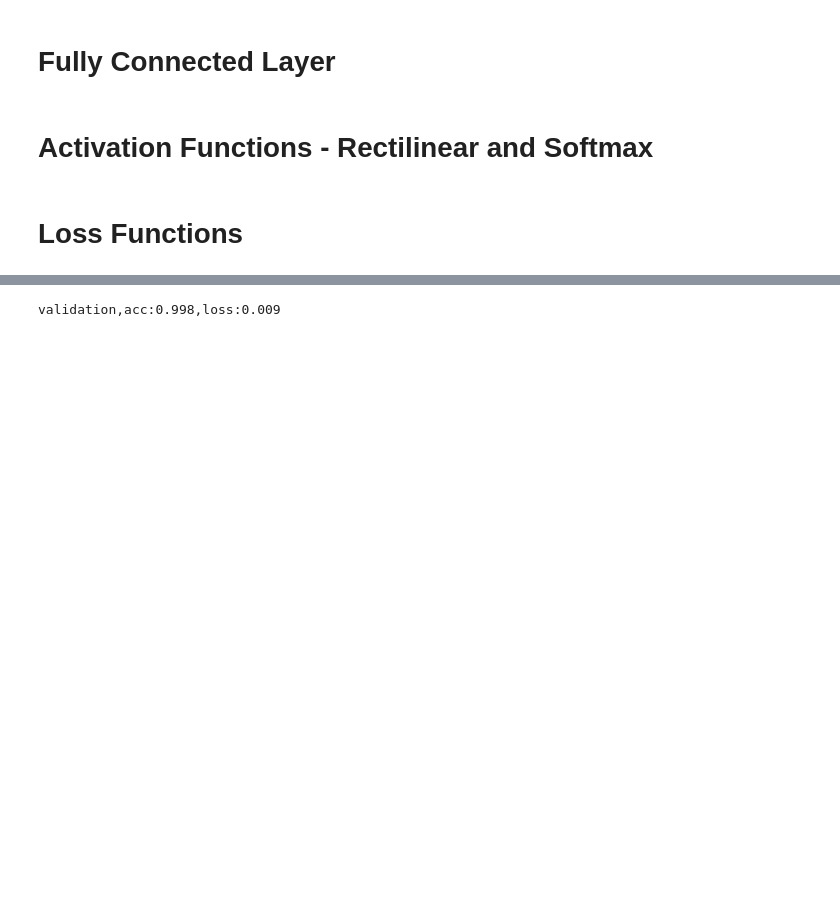
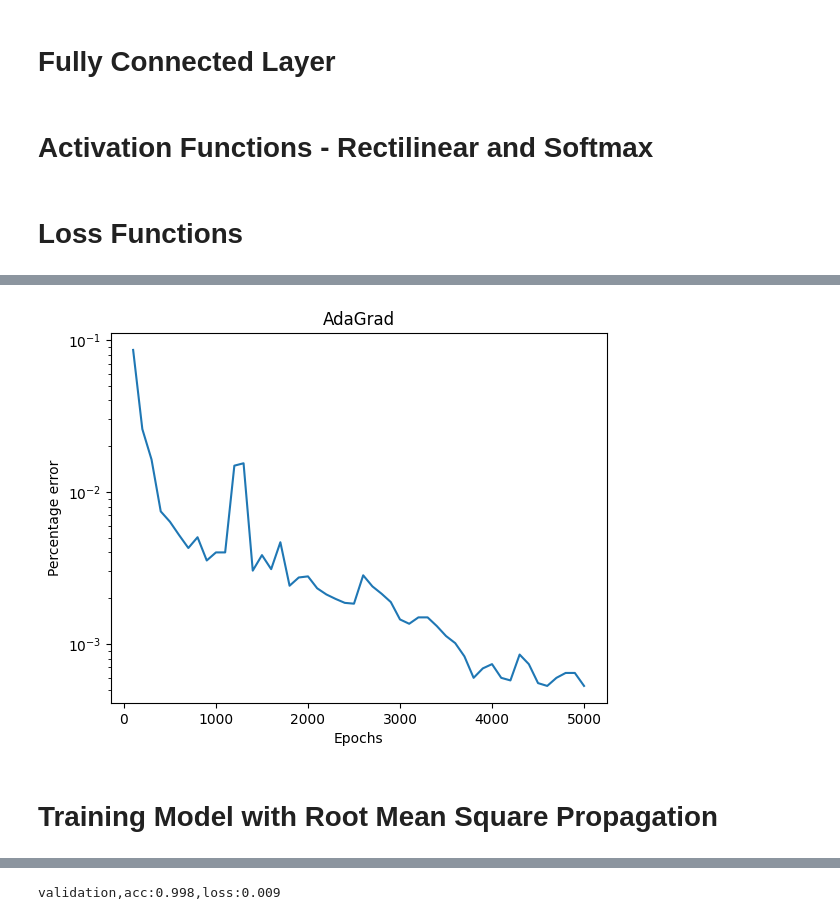
Before and after one commit to Danny-dude/Shuttle-Problem-Neural-Network-, a Jupyter notebook: Model.ipynb, the cells around one changed output, grey strips where cells are left out. Saved outputs shown, nothing was run; the diff lists cells and outputs as text; code cells hidden in the pictures; blank space fills up the shorter version.

```diff
--- a/Model.ipynb
+++ b/Model.ipynb
@@ -184,0 +256,7 @@ n_input_params = 9
+# %%
+# Number of neurons
+hidden_neurons = 64
+# SGD parameters
+learning_rate = 0.02
+decay = 0 # -----> Convergence is quicker with no decay
+momentum = 0.2 # ------> Convergence is quicker with smaller fractional value but not too small
@@ -187,27 +336,8 @@ n_input_params = 9
 # %%
-# Open and read file
-trainingFile = open('shuttle.trn','r')
-lines = trainingFile.readlines()
-batch = np.zeros((len(lines),9))
-classfy = np.zeros(len(lines))
-
-# Set up input as a 2d array
-for i in range(len(lines)):
-    temp_str = lines[i].split(' ')
-    classfy[i] = int(temp_str[-1])
-    for j in range(9):
-        batch[i,j] = int(temp_str[j])
-
-# Change category counting to start from 0 and convert to int
-classfy = np.asarray(classfy, dtype = 'int') - 1
-
-input_layer = Layer_FC(9,hidden_neurons)
-activation1 = Activation_ReLU()
-
-layer2 = Layer_FC(hidden_neurons,7)
-loss_activation = Activation_Softmax_Loss_CategoryCrossEntropy()
-
-optimizer = Optimizer_SGD(learning_rate,decay,momentum)
+# Initialise storage arrays
+AdaGrad_acc = []
+# Select Optimizer
+optimizer = AdaGrad()
 for epoch in range(5001):
     # Forward pass, for activation function too
     input_layer.forward(batch)
@@ -219,10 +349,10 @@ for epoch in range(5001):
     loss = loss_activation.forward(layer2.output,classfy)
     # Calculate the accuracy from output of activation2 and targets, along first axis
     predictions = np.argmax(loss_activation.output,axis=1)
-    # if len(classfy.shape) == 2: **************
 
     accuracy = np.mean(predictions==classfy)
     if not epoch % 100:
+        AdaGrad_acc.append(accuracy)
         print(f'epoch:{epoch},'+
               f'acc:{accuracy},'+
               f'loss:{loss:.3f},'+
@@ -257,0 +388,13 @@ epoch:5000,acc:0.9991954022988506,loss:0.005,lr:0.02
+# %%
+fig,ax = plt.subplots()
+
+ax.plot(np.array(range(0,5001,100))[1:],1-np.array(AdaGrad_acc)[1:])
+ax.set_title("AdaGrad")
+ax.set_yscale('log')
+ax.set_ylabel("Percentage error")
+ax.set_xlabel('Epochs')
+plt.show()
+# %% [output]
+[figure, added]
+# %% [markdown]
+# Training Model with Root Mean Square Propagation
```
Also changed, not shown: parts of 27 cells of this notebook.
